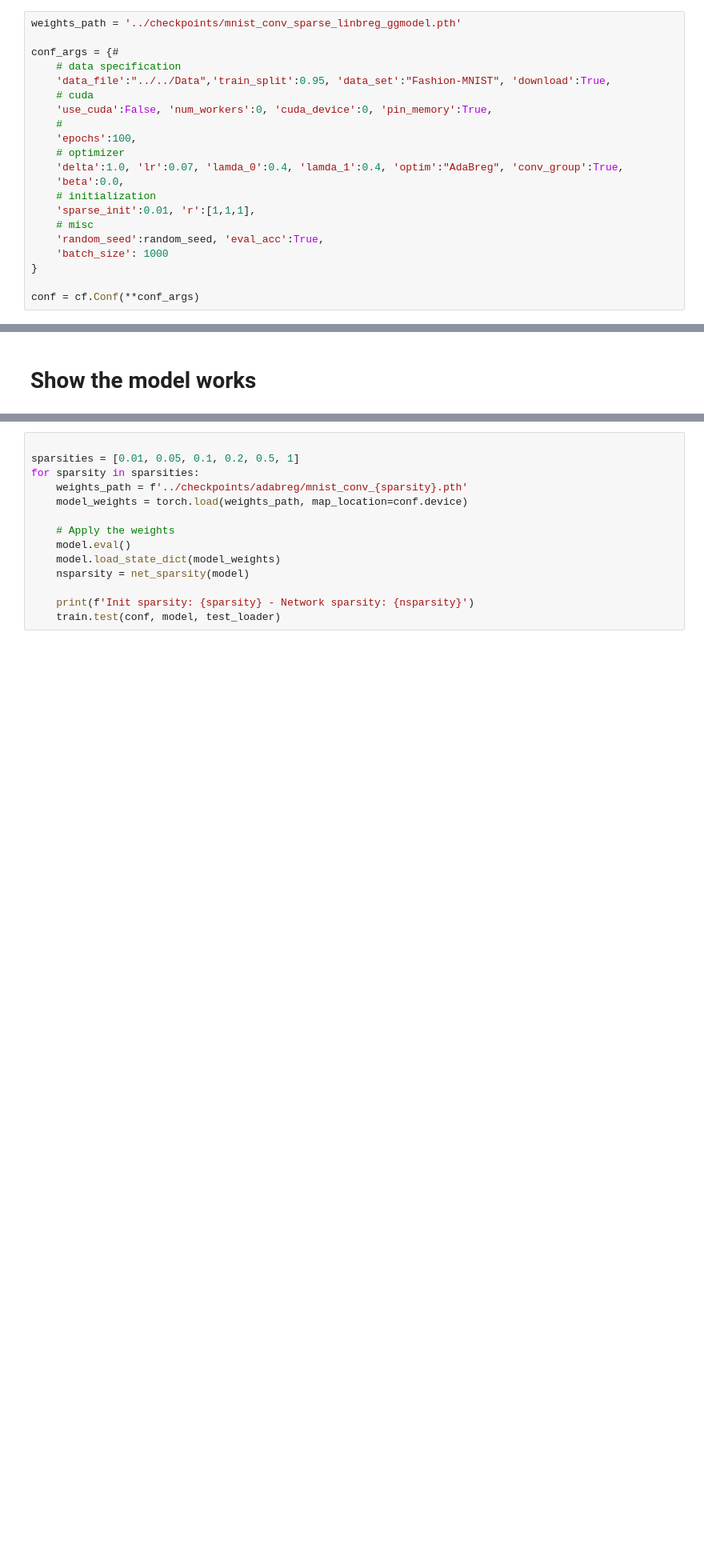
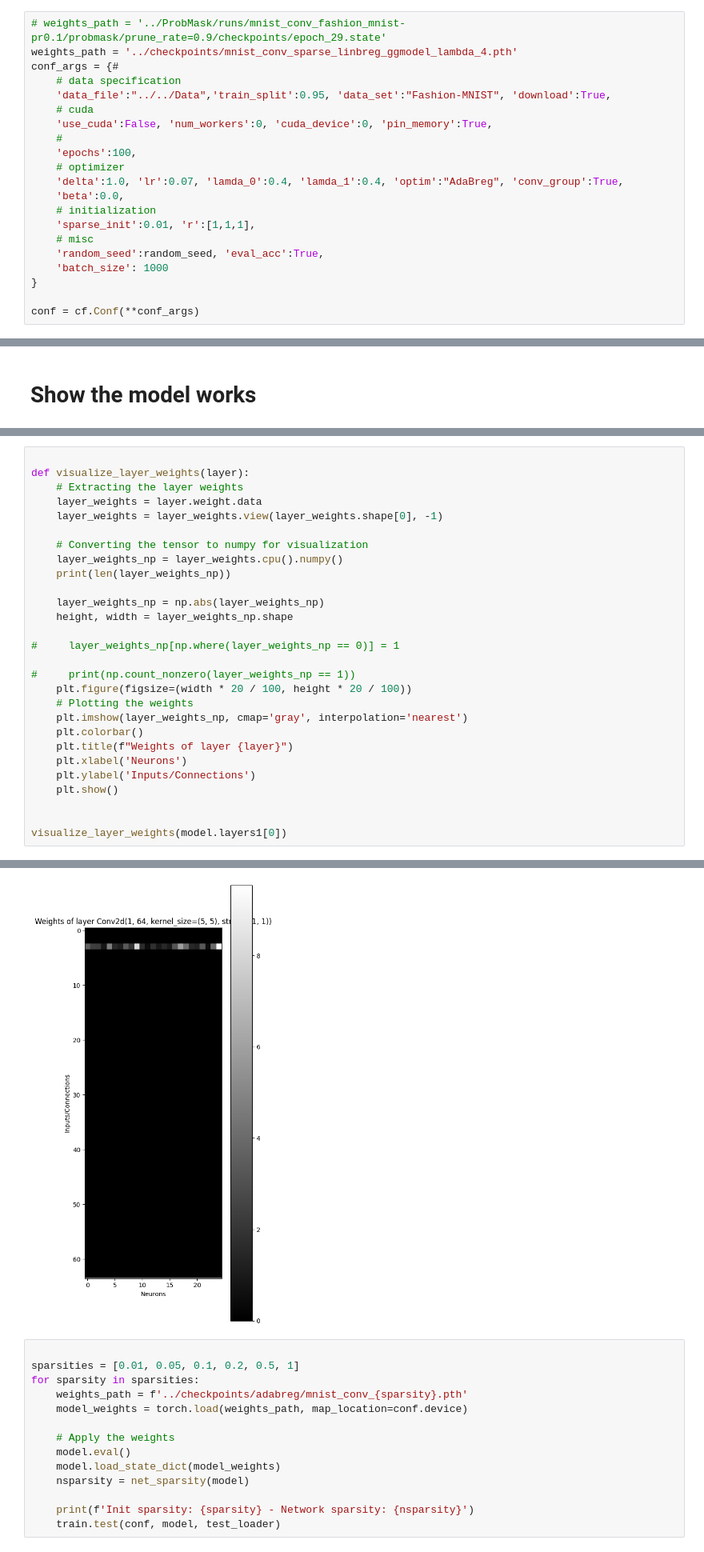
Before and after one commit to sirTomasson/BregmanLearning, a Jupyter notebook: notebooks/BIM-Attack.ipynb, the cells around one changed output, grey strips where cells are left out. Shown at 80% size. Cells and saved outputs as stored; diff of their text form; blank space fills up the shorter version.

```diff
--- a/notebooks/BIM-Attack.ipynb
+++ b/notebooks/BIM-Attack.ipynb
@@ -33,8 +36,8 @@ cf.seed_torch(random_seed)
 # %% [markdown]
 # Configure the expirement
 # %%
-weights_path = '../checkpoints/mnist_conv_sparse_linbreg_ggmodel.pth'
-
+# weights_path = '../ProbMask/runs/mnist_conv_fashion_mnist-pr0.1/probmask/prune_rate=0.9/checkpoints/epoch_29.state'
+weights_path = '../checkpoints/mnist_conv_sparse_linbreg_ggmodel_lambda_4.pth'
 conf_args = {#
     # data specification
     'data_file':"../../Data",'train_split':0.95, 'data_set':"Fashion-MNIST", 'download':True,
@@ -104,0 +142,29 @@ net_sparsity(model)
+# %%
+
+def visualize_layer_weights(layer):
+    # Extracting the layer weights
+    layer_weights = layer.weight.data
+    layer_weights = layer_weights.view(layer_weights.shape[0], -1)
+
+    # Converting the tensor to numpy for visualization
+    layer_weights_np = layer_weights.cpu().numpy()
+    print(len(layer_weights_np))
+
+    layer_weights_np = np.abs(layer_weights_np)
+    height, width = layer_weights_np.shape
+
+#     layer_weights_np[np.where(layer_weights_np == 0)] = 1
+
+#     print(np.count_nonzero(layer_weights_np == 1))
+    plt.figure(figsize=(width * 20 / 100, height * 20 / 100))
+    # Plotting the weights
+    plt.imshow(layer_weights_np, cmap='gray', interpolation='nearest')
+    plt.colorbar()
+    plt.title(f"Weights of layer {layer}")
+    plt.xlabel('Neurons')
+    plt.ylabel('Inputs/Connections')
+    plt.show()
+
+
+visualize_layer_weights(model.layers1[0])
+# %% [output]
@@ -105,3 +172,4 @@ net_sparsity(model)
+[figure, added]
 # %%
 
 sparsities = [0.01, 0.05, 0.1, 0.2, 0.5, 1]
```
Also changed, not shown: parts of 8 cells of this notebook, 43 other files.
